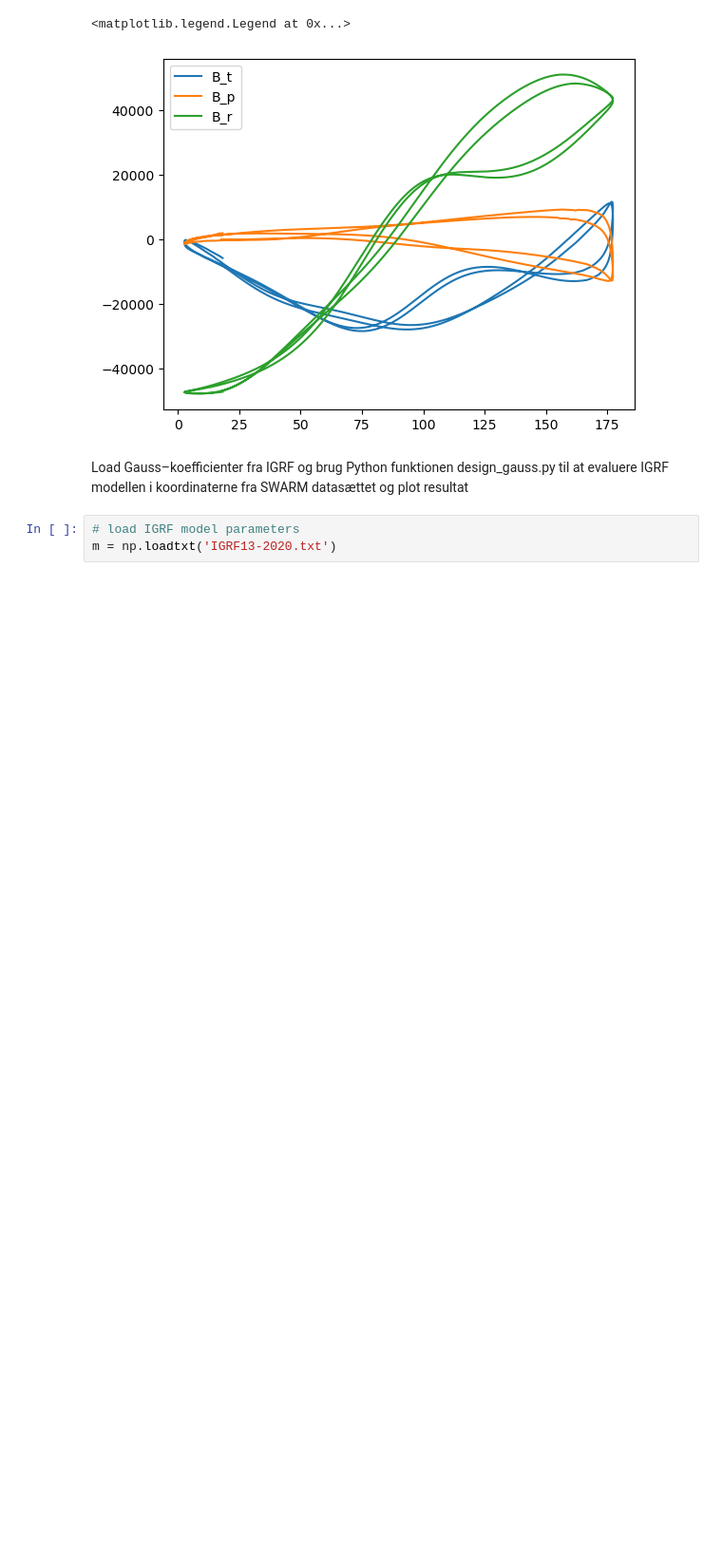
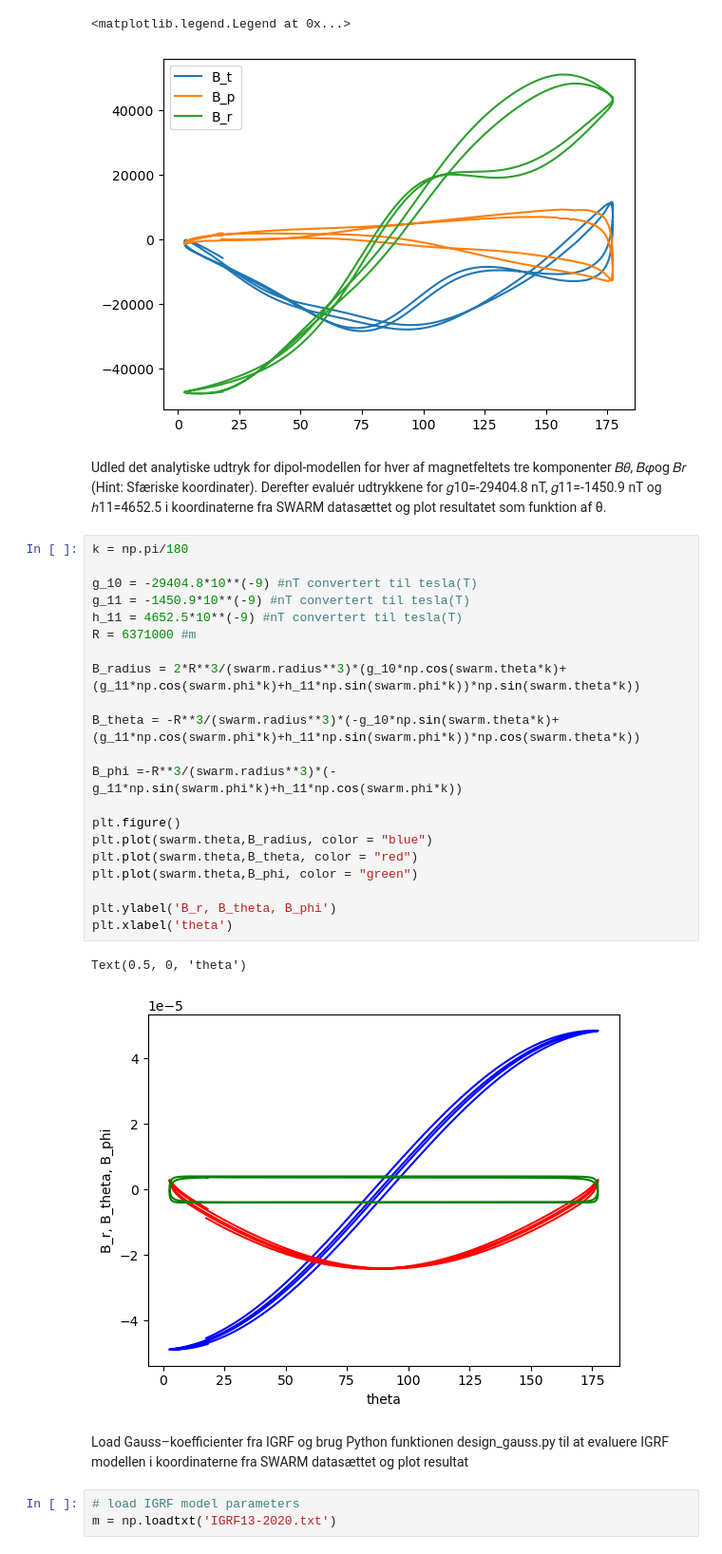
Before and after one commit to Bjorn-Bossow/Geo-opgave, a Jupyter notebook: GeoAss.ipynb, the cells around one changed output. Shown: that part at 95% size. Drawn from its saved outputs; the diff is of its cells as text; blank space fills up the shorter version.

```diff
--- a/GeoAss.ipynb
+++ b/GeoAss.ipynb
@@ -20,6 +20,35 @@ plt.legend(["B_t", "B_p", "B_r"])
 # %% [output]
 <matplotlib.legend.Legend at 0x...>
 [figure]
+# %% [markdown]
+Udled det analytiske udtryk for dipol-modellen for hver af magnetfeltets tre komponenter
+𝐵𝜃, 𝐵𝜑og 𝐵𝑟 (Hint: Sfæriske koordinater). Derefter evaluér udtrykkene for 𝑔10=-29404.8 nT,
+𝑔11=-1450.9 nT og ℎ11=4652.5 i koordinaterne fra SWARM datasættet og plot resultatet
+som funktion af θ.
+# %%
+k = np.pi/180
+
+g_10 = -29404.8*10**(-9) #nT convertert til tesla(T)
+g_11 = -1450.9*10**(-9) #nT convertert til tesla(T)
+h_11 = 4652.5*10**(-9) #nT convertert til tesla(T)
+R = 6371000 #m
+
+B_radius = 2*R**3/(swarm.radius**3)*(g_10*np.cos(swarm.theta*k)+(g_11*np.cos(swarm.phi*k)+h_11*np.sin(swarm.phi*k))*np.sin(swarm.theta*k))
+
+B_theta = -R**3/(swarm.radius**3)*(-g_10*np.sin(swarm.theta*k)+(g_11*np.cos(swarm.phi*k)+h_11*np.sin(swarm.phi*k))*np.cos(swarm.theta*k))
+
+B_phi =-R**3/(swarm.radius**3)*(-g_11*np.sin(swarm.phi*k)+h_11*np.cos(swarm.phi*k))
+
+plt.figure()
+plt.plot(swarm.theta,B_radius, color = "blue")
+plt.plot(swarm.theta,B_theta, color = "red")
+plt.plot(swarm.theta,B_phi, color = "green")
+
+plt.ylabel('B_r, B_theta, B_phi')
+plt.xlabel('theta')
+# %% [output]
+Text(0.5, 0, 'theta')
+[figure, added]
 # %% [markdown]
 Load Gauss–koefficienter fra IGRF og brug Python funktionen design_gauss.py til at evaluere
 IGRF modellen i koordinaterne fra SWARM datasættet og plot resultat
```
Also changed, not shown: parts of 13 cells of this notebook.
